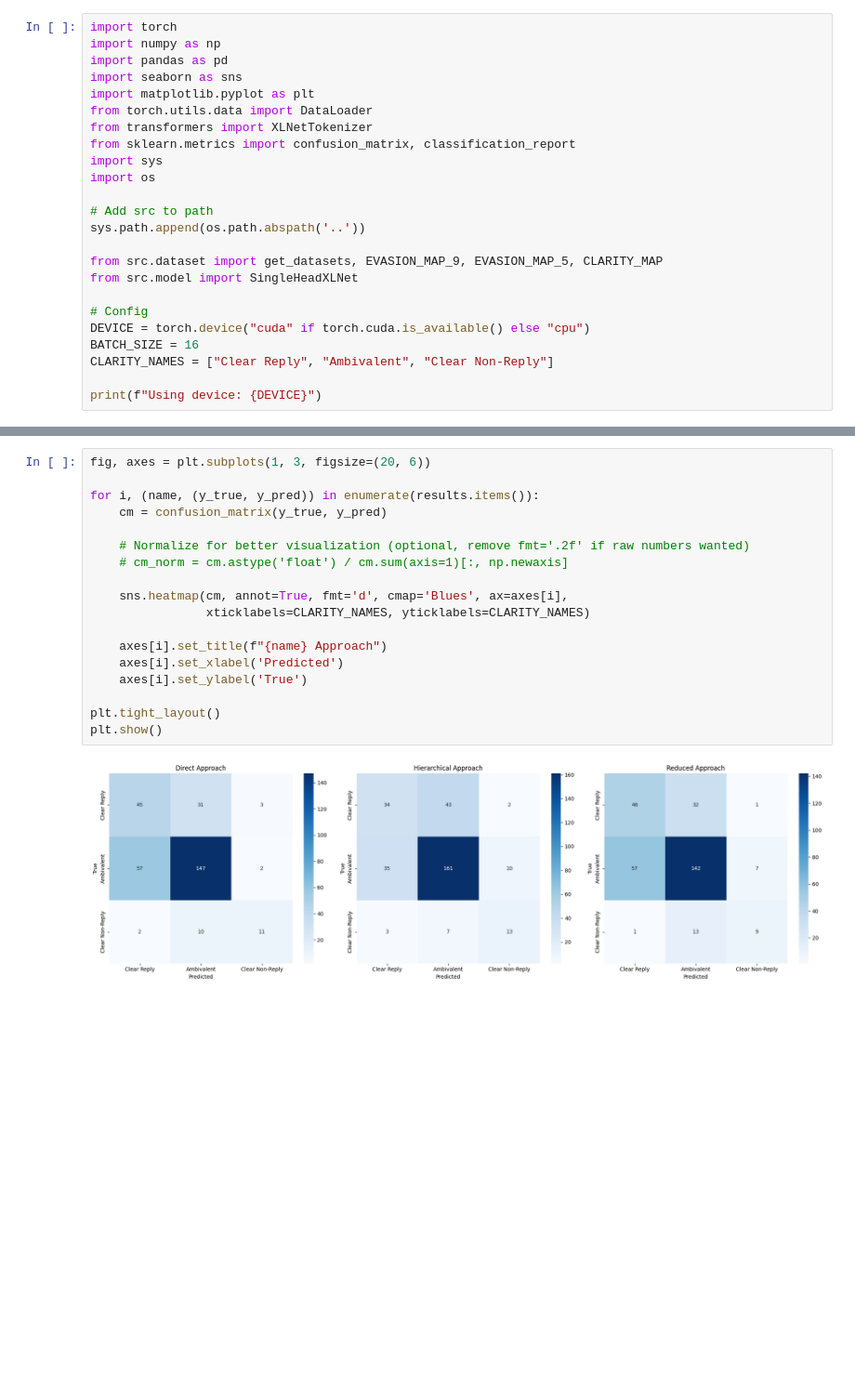
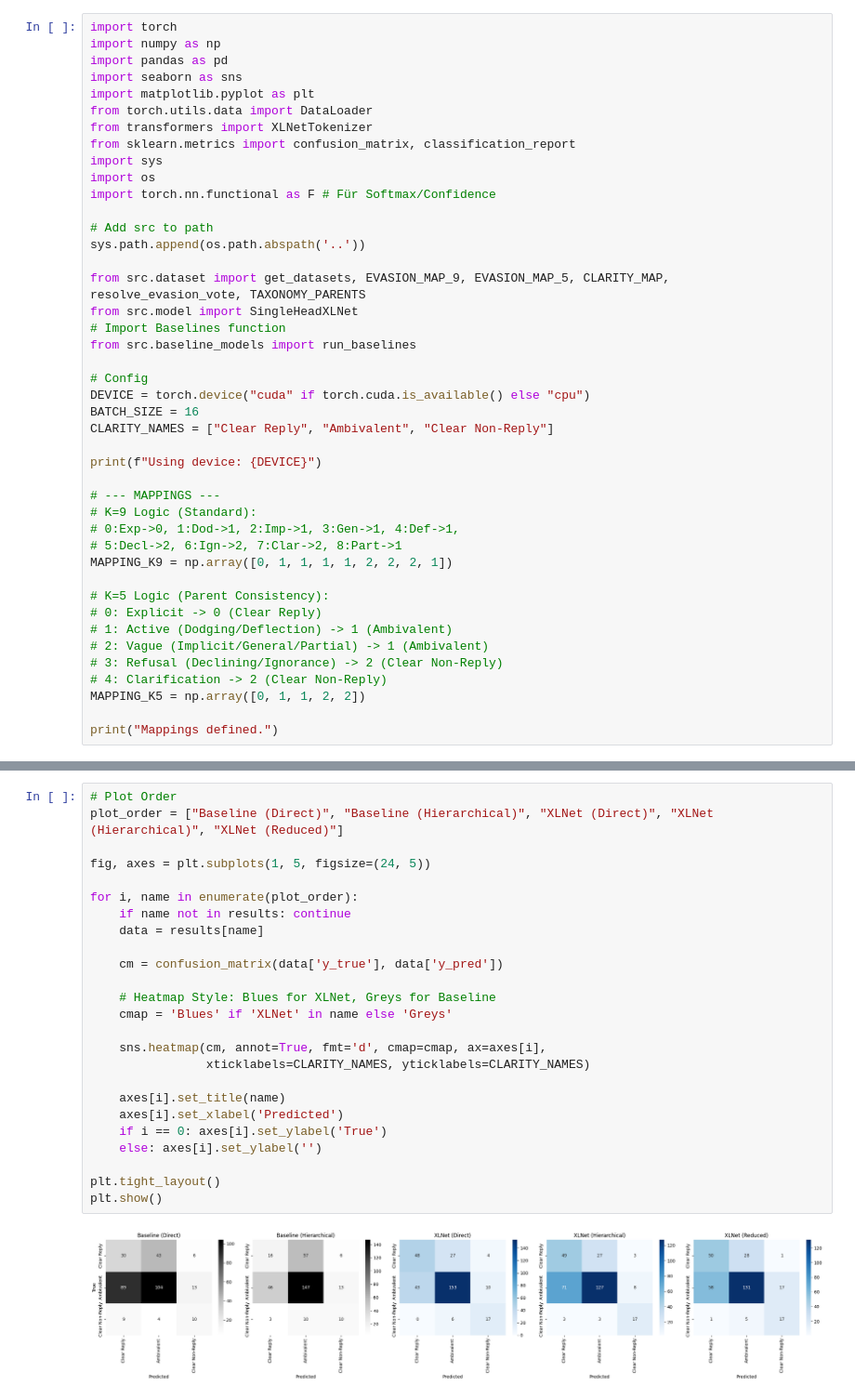
Before and after one commit to torachim/NLPGroup29, a Jupyter notebook: notebooks/final_evaluation.ipynb, the cells around one changed output, grey strips where cells are left out. Shown at 93% size. Cells and saved outputs as stored; diff of their text form; blank space fills up the shorter version.

Commit message:
finished final evaluation of all models

```diff
--- a/notebooks/final_evaluation.ipynb
+++ b/notebooks/final_evaluation.ipynb
@@ -9,12 +9,15 @@ from transformers import XLNetTokenizer
 from sklearn.metrics import confusion_matrix, classification_report
 import sys
 import os
+import torch.nn.functional as F # Für Softmax/Confidence
 
 # Add src to path
 sys.path.append(os.path.abspath('..'))
 
-from src.dataset import get_datasets, EVASION_MAP_9, EVASION_MAP_5, CLARITY_MAP
+from src.dataset import get_datasets, EVASION_MAP_9, EVASION_MAP_5, CLARITY_MAP, resolve_evasion_vote, TAXONOMY_PARENTS
 from src.model import SingleHeadXLNet
+# Import Baselines function
+from src.baseline_models import run_baselines
 
 # Config
 DEVICE = torch.device("cuda" if torch.cuda.is_available() else "cpu")
@@ -22,5 +25,21 @@ BATCH_SIZE = 16
 CLARITY_NAMES = ["Clear Reply", "Ambivalent", "Clear Non-Reply"]
 
 print(f"Using device: {DEVICE}")
+
+# --- MAPPINGS ---
+# K=9 Logic (Standard):
+# 0:Exp->0, 1:Dod->1, 2:Imp->1, 3:Gen->1, 4:Def->1,
+# 5:Decl->2, 6:Ign->2, 7:Clar->2, 8:Part->1
+MAPPING_K9 = np.array([0, 1, 1, 1, 1, 2, 2, 2, 1])
+
+# K=5 Logic (Parent Consistency):
+# 0: Explicit -> 0 (Clear Reply)
+# 1: Active (Dodging/Deflection) -> 1 (Ambivalent)
+# 2: Vague (Implicit/General/Partial) -> 1 (Ambivalent)
+# 3: Refusal (Declining/Ignorance) -> 2 (Clear Non-Reply)
+# 4: Clarification -> 2 (Clear Non-Reply)
+MAPPING_K5 = np.array([0, 1, 1, 2, 2])
+
+print("Mappings defined.")
 # %% [output]
 Using device: cpu
@@ -118,21 +170,28 @@ Predicting Reduced...
 # %%
-fig, axes = plt.subplots(1, 3, figsize=(20, 6))
+# Plot Order
+plot_order = ["Baseline (Direct)", "Baseline (Hierarchical)", "XLNet (Direct)", "XLNet (Hierarchical)", "XLNet (Reduced)"]
 
-for i, (name, (y_true, y_pred)) in enumerate(results.items()):
-    cm = confusion_matrix(y_true, y_pred)
+fig, axes = plt.subplots(1, 5, figsize=(24, 5))
 
-    # Normalize for better visualization (optional, remove fmt='.2f' if raw numbers wanted)
-    # cm_norm = cm.astype('float') / cm.sum(axis=1)[:, np.newaxis]
+for i, name in enumerate(plot_order):
+    if name not in results: continue
+    data = results[name]
 
-    sns.heatmap(cm, annot=True, fmt='d', cmap='Blues', ax=axes[i],
+    cm = confusion_matrix(data['y_true'], data['y_pred'])
+
+    # Heatmap Style: Blues for XLNet, Greys for Baseline
+    cmap = 'Blues' if 'XLNet' in name else 'Greys'
+
+    sns.heatmap(cm, annot=True, fmt='d', cmap=cmap, ax=axes[i],
                 xticklabels=CLARITY_NAMES, yticklabels=CLARITY_NAMES)
 
-    axes[i].set_title(f"{name} Approach")
+    axes[i].set_title(name)
     axes[i].set_xlabel('Predicted')
-    axes[i].set_ylabel('True')
+    if i == 0: axes[i].set_ylabel('True')
+    else: axes[i].set_ylabel('')
 
 plt.tight_layout()
 plt.show()
 # %% [output]
-[figure, old version]
+[figure, new version]
 # %%
```
Also changed, not shown: parts of 14 cells of this notebook, 3 other files.
